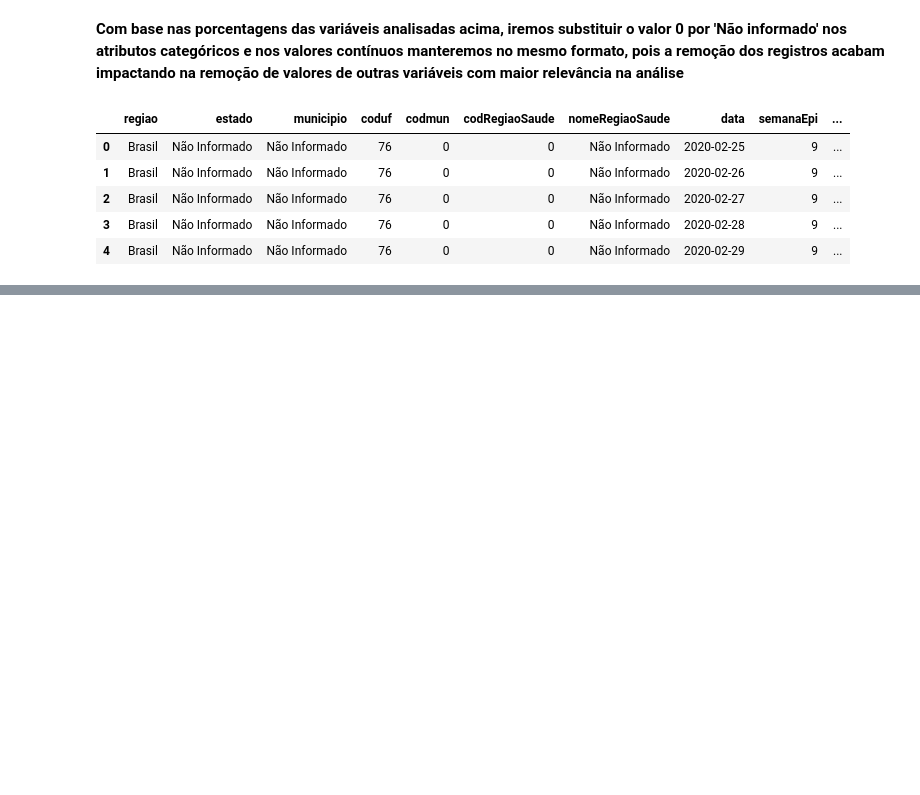
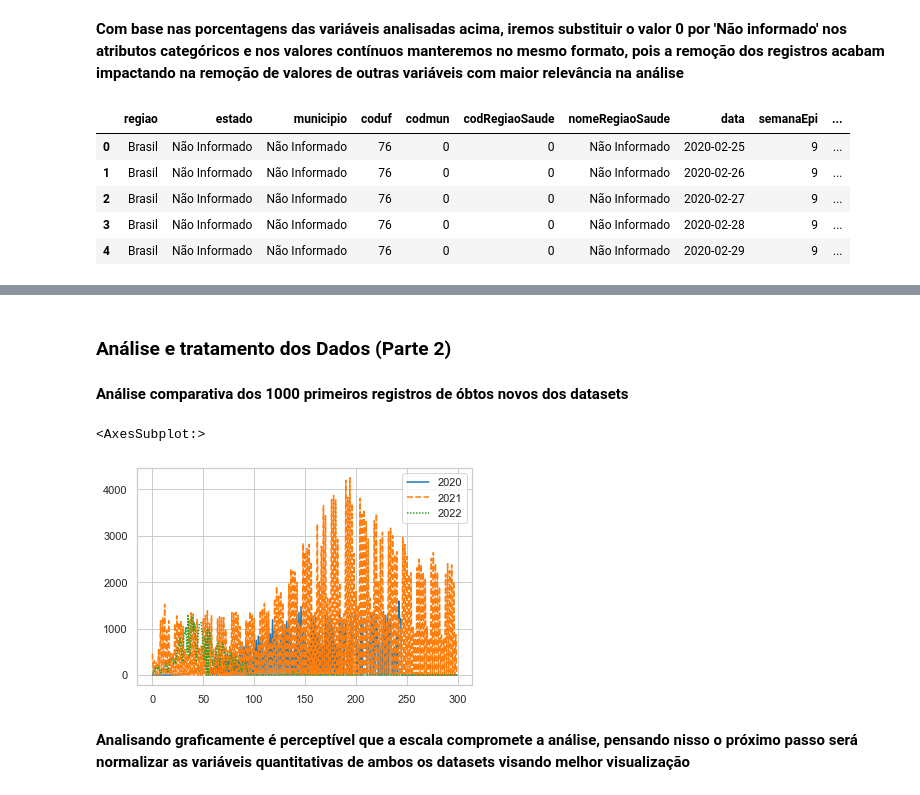
Before and after one commit to Fernando-7/COVID-19, a Jupyter notebook: Análise COVID-19.ipynb, the cells around one changed output, grey strips where cells are left out. Cells and saved outputs as stored; diff of their text form; code cells hidden in the pictures; blank space fills up the shorter version.

```diff
--- a/Análise COVID-19.ipynb
+++ b/Análise COVID-19.ipynb
@@ -135,0 +210,11 @@ cvd_2020_2.head()
+# %%
+#Imputação de valores sintéticos para identificação de valores faltantes no dataset
+cvd_2021_1['estado'].replace(np.nan,"Não Informado", inplace=True)
+cvd_2021_1['municipio'].replace(np.nan,"Não Informado", inplace=True)
+cvd_2021_1['nomeRegiaoSaude'].replace(np.nan,"Não Informado", inplace=True)
+cvd_2021_1['interior/metropolitana'].replace(np.nan,-1,inplace=True)
+cvd_2021_1['codmun'].replace(np.nan,-1,inplace=True)
+cvd_2021_1['codRegiaoSaude'].replace(np.nan,-1,inplace=True)
+cvd_2021_1['populacaoTCU2019'].replace(np.nan,-1,inplace=True)
+cvd_2021_1['interior/metropolitana'].replace(np.nan,-1,inplace=True)
+cvd_2021_1.head()
@@ -135,0 +283,9 @@ cvd_2020_2.head()
+# %%
+cvd_2022_1.drop(['Recuperadosnovos', 'emAcompanhamentoNovos'], inplace=True ,axis=1)
+cvd_2022_1 = cvd_2022_1[(cvd_2022_1['interior/metropolitana'] != np.nan)
+                        & (cvd_2022_1['populacaoTCU2019'] != np.nan)
+                        & (cvd_2022_1['nomeRegiaoSaude'] != np.nan)
+                        & (cvd_2022_1['codRegiaoSaude'] != np.nan)
+                        & (cvd_2022_1['codmun'] != np.nan)
+                        & (cvd_2022_1['municipio'] != np.nan)
+                        & (cvd_2022_1['estado'] != np.nan)]
@@ -135,0 +298,10 @@ cvd_2020_2.head()
+# %%
+#Imputação de valores sintéticos para identificação de valores faltantes no dataset
+cvd_2022_1['estado'].replace(np.nan,"Não Informado", inplace=True)
+cvd_2022_1['municipio'].replace(np.nan,"Não Informado", inplace=True)
+cvd_2022_1['nomeRegiaoSaude'].replace(np.nan,"Não Informado", inplace=True)
+cvd_2022_1['codmun'].replace(np.nan,-1,inplace=True)
+cvd_2022_1['codRegiaoSaude'].replace(np.nan,-1,inplace=True)
+cvd_2022_1['populacaoTCU2019'].replace(np.nan,-1,inplace=True)
+cvd_2022_1['interior/metropolitana'].replace(np.nan,-1,inplace=True)
+cvd_2022_1.head()
@@ -135,0 +315,16 @@ cvd_2020_2.head()
+# %% [markdown]
+### Análise e tratamento dos Dados (Parte 2)
+# %% [markdown]
+**Análise comparativa dos 1000 primeiros registros de óbtos novos dos datasets**
+# %%
+sns.set_theme(style="whitegrid")
+
+data = pd.DataFrame(data={'2020': cvd_2020_1['obitosNovos'].head(300),
+                         '2021': cvd_2021_1['obitosNovos'].head(300),
+                         '2022': cvd_2022_1['obitosNovos'].head(300)})
+sns.lineplot(data=data, palette="tab10")
+# %% [output]
+<AxesSubplot:>
+[figure, added]
+# %% [markdown]
+**Analisando graficamente é perceptível que a escala compromete a análise, pensando nisso o próximo passo será normalizar as variáveis quantitativas de ambos os datasets visando melhor visualização**
```
Also changed, not shown: parts of 24 cells of this notebook, 3 other files.
